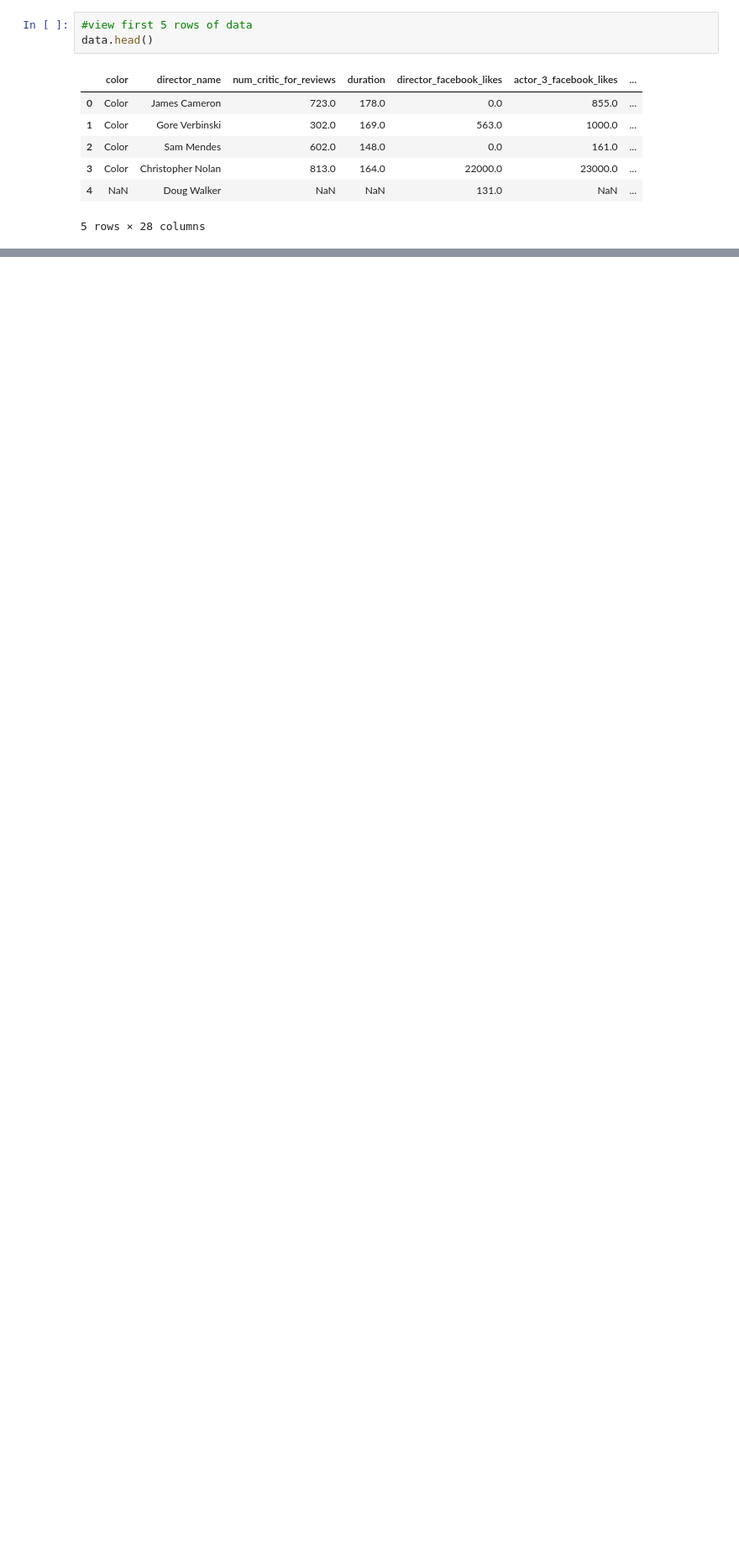
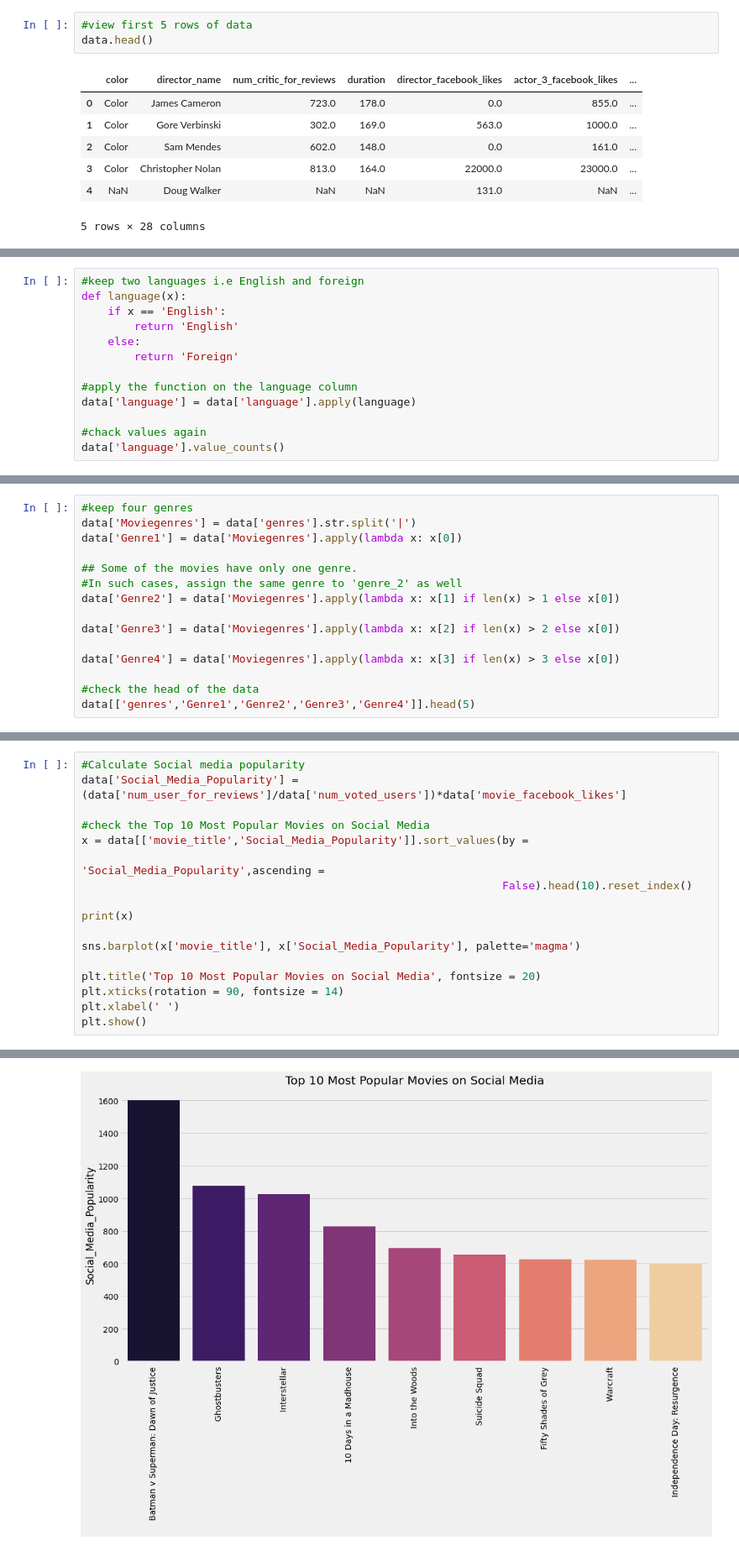
Before and after one commit to MlondiMchunu/movieRecommender2, a Jupyter notebook: movieRec.ipynb, the cells around one changed output, grey strips where cells are left out. Shown at 84% size. Saved outputs shown, nothing was run; the diff lists cells and outputs as text; blank space fills up the shorter version.

```diff
--- a/movieRec.ipynb
+++ b/movieRec.ipynb
@@ -62,0 +220,13 @@ data.head()
+# %%
+#keep two languages i.e English and foreign
+def language(x):
+    if x == 'English':
+        return 'English'
+    else:
+        return 'Foreign'
+
+#apply the function on the language column
+data['language'] = data['language'].apply(language)
+
+#chack values again
+data['language'].value_counts()
@@ -62,0 +257,15 @@ data.head()
+# %%
+#keep four genres
+data['Moviegenres'] = data['genres'].str.split('|')
+data['Genre1'] = data['Moviegenres'].apply(lambda x: x[0])
+
+## Some of the movies have only one genre.
+#In such cases, assign the same genre to 'genre_2' as well
+data['Genre2'] = data['Moviegenres'].apply(lambda x: x[1] if len(x) > 1 else x[0])
+
+data['Genre3'] = data['Moviegenres'].apply(lambda x: x[2] if len(x) > 2 else x[0])
+
+data['Genre4'] = data['Moviegenres'].apply(lambda x: x[3] if len(x) > 3 else x[0])
+
+#check the head of the data
+data[['genres','Genre1','Genre2','Genre3','Genre4']].head(5)
@@ -62,0 +281,18 @@ data.head()
+# %%
+#Calculate Social media popularity
+data['Social_Media_Popularity'] = (data['num_user_for_reviews']/data['num_voted_users'])*data['movie_facebook_likes']
+
+#check the Top 10 Most Popular Movies on Social Media
+x = data[['movie_title','Social_Media_Popularity']].sort_values(by =
+                                                                'Social_Media_Popularity',ascending =
+                                                                False).head(10).reset_index()
+
+print(x)
+
+sns.barplot(x['movie_title'], x['Social_Media_Popularity'], palette='magma')
+
+plt.title('Top 10 Most Popular Movies on Social Media', fontsize = 20)
+plt.xticks(rotation = 90, fontsize = 14)
+plt.xlabel(' ')
+plt.show()
+# %% [output]
@@ -62,0 +310 @@ data.head()
+[figure, added]
```
Also changed, not shown: parts of 33 cells of this notebook.
